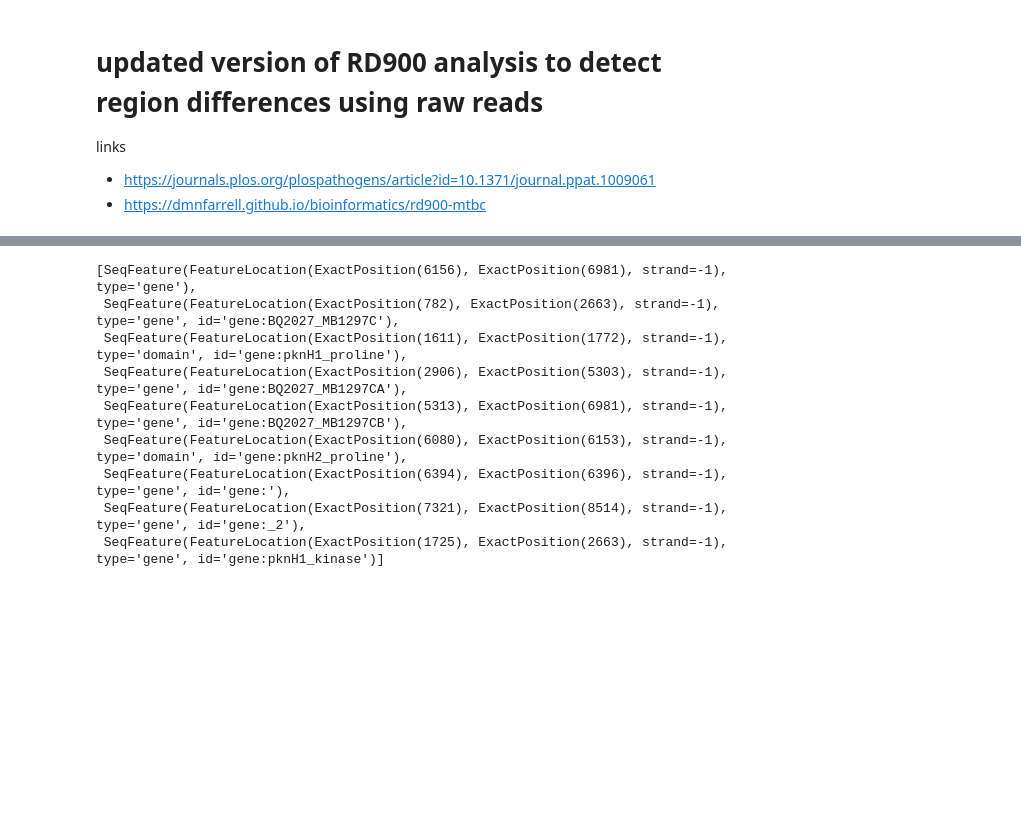
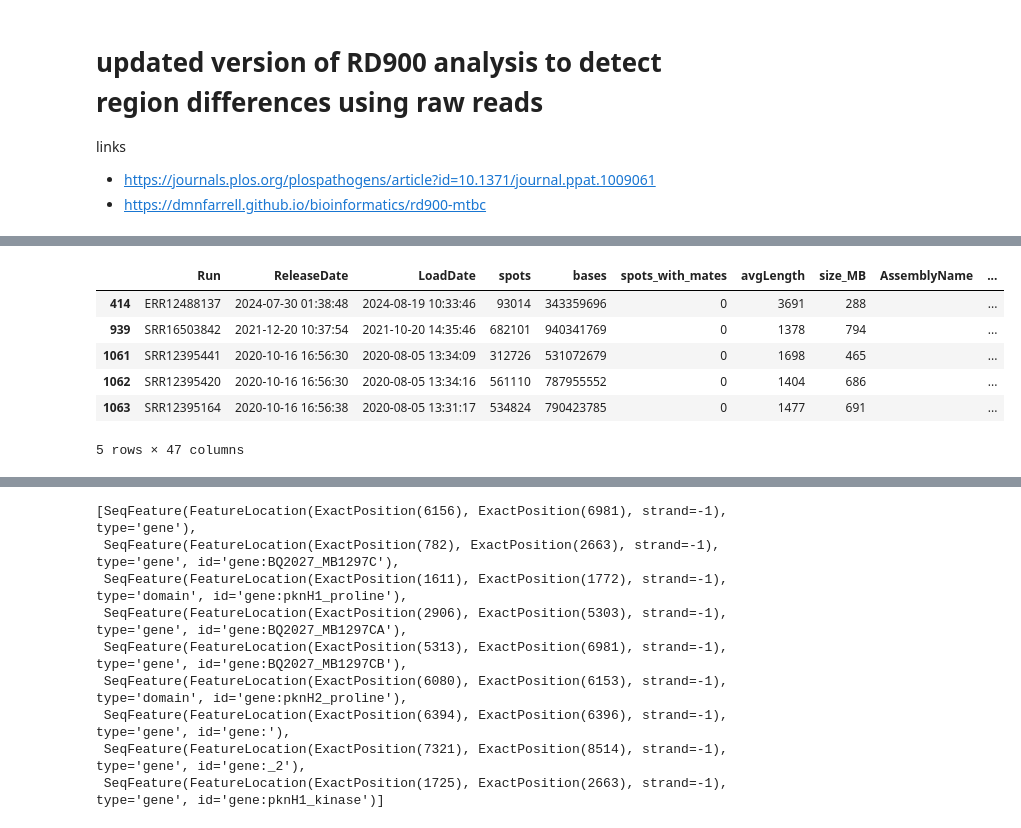
Before and after one commit to dmnfarrell/mtbc_analyses, a Jupyter notebook: rd900/analysis_new.ipynb, the cells around one changed output, grey strips where cells are left out. Drawn from its saved outputs; the diff is of its cells as text; code cells hidden in the pictures; blank space fills up the shorter version.

```diff
--- a/rd900/analysis_updated.ipynb
+++ b/rd900/analysis_new.ipynb
@@ -19,0 +122,11 @@ from snpgenie import tools, aligners, app, trees, plotting
+# %%
+cols=['Run','BioProject','CenterName','LibraryStrategy','size_MB','source','Platform']
+df[df.Platform=='OXFORD_NANOPORE']
+# %% [output]
+|  | Run | ReleaseDate | LoadDate | spots | bases | spots_with_mates | avgLength | size_MB | AssemblyName | ... |
+| 414 | ERR12488137 | 2024-07-30 01:38:48 | 2024-08-19 10:33:46 | 93014 | 343359696 | 0 | 3691 | 288 |  | ... |
+| 939 | SRR16503842 | 2021-12-20 10:37:54 | 2021-10-20 14:35:46 | 682101 | 940341769 | 0 | 1378 | 794 |  | ... |
+| 1061 | SRR12395441 | 2020-10-16 16:56:30 | 2020-08-05 13:34:09 | 312726 | 531072679 | 0 | 1698 | 465 |  | ... |
+| 1062 | SRR12395420 | 2020-10-16 16:56:30 | 2020-08-05 13:34:16 | 561110 | 787955552 | 0 | 1404 | 686 |  | ... |
+| 1063 | SRR12395164 | 2020-10-16 16:56:38 | 2020-08-05 13:31:17 | 534824 | 790423785 | 0 | 1477 | 691 |  | ... |
+5 rows × 47 columns
```
Also changed, not shown: parts of 12 cells of this notebook, 1 other file.
